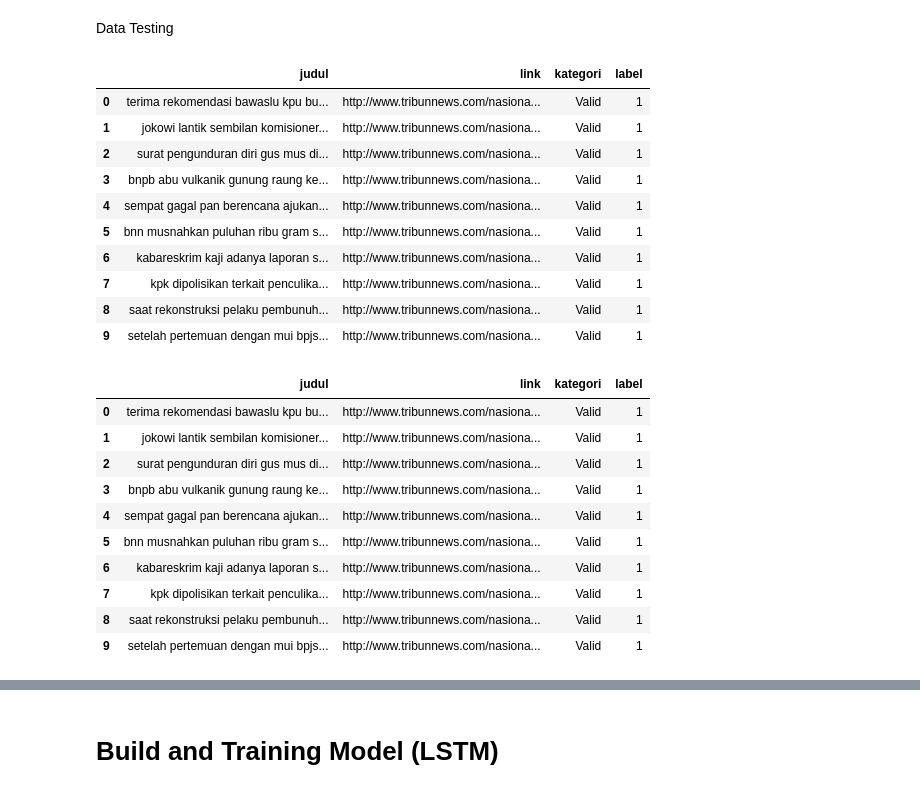
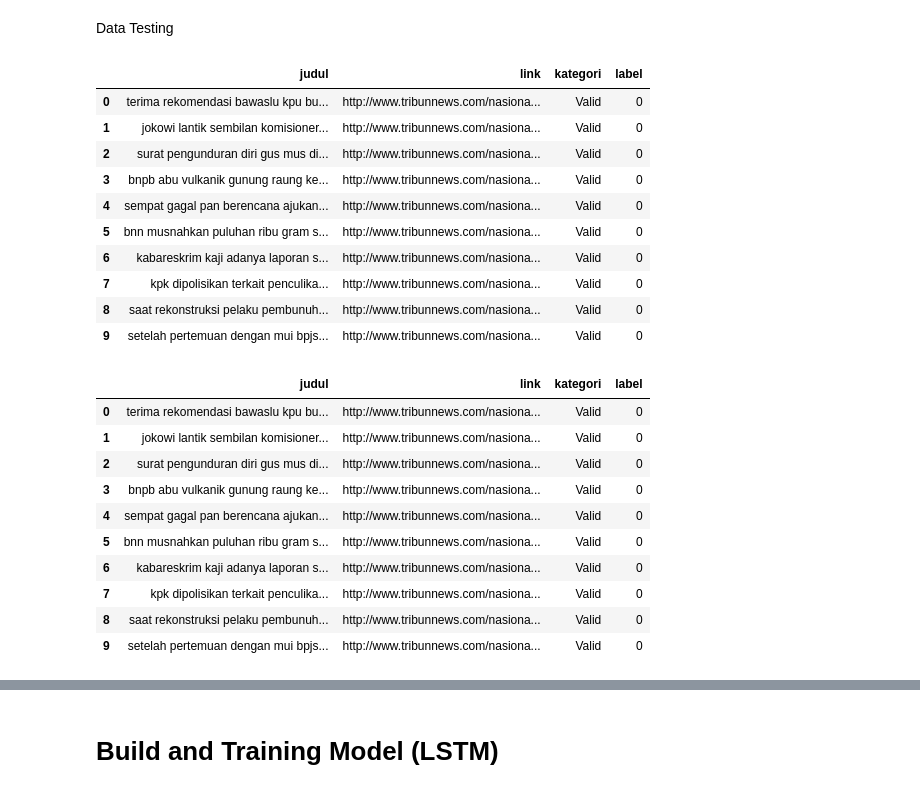
Before and after one commit to FakeNews-Detector/FakeNews-Classification, a Jupyter notebook: src/Fake_News_Detector.ipynb, the cells around one changed output, grey strips where cells are left out. Drawn from its saved outputs; the diff is of its cells as text; code cells hidden in the pictures.

```diff
--- a/src/Fake_News_Detector.ipynb
+++ b/src/Fake_News_Detector.ipynb
@@ -275,0 +71,3 @@ clean_data_testing
+# %%
+real_test = pd.read_excel("D://Kuliah//Bangkit 2022//Fake-News Detector//FakeNews-Model//data//real_testing.xlsx")
+real_test
@@ -275,0 +105,3 @@ clean_data_testing
+# %%
+fake_test = pd.read_excel("D://Kuliah//Bangkit 2022//Fake-News Detector//FakeNews-Model//data//fake_testing.xlsx")
+fake_test
@@ -292,3 +136,6 @@ True
+# %%
+train = pd.concat([real_train, fake_train], ignore_index=True)
+test = pd.concat([real_test, fake_test], ignore_index=True)
 # %%
 #remove punctuation
 punc = '''!()-[]{};:'"\,<>./?@#$%^&*_~'''
@@ -427,40 +270,40 @@ Data Testing
 # %%
 #remove punctuation
 punc = '''!()-[]{};:'"\,<>./?@#$%^&*_~'''
 def remove_punctuation(text):
     no_punct = "".join([i for i in text if i not in punc])
     return no_punct
 
-clean_data_testing['judul'] = clean_data_testing['judul'].apply(lambda x: remove_punctuation(x))
-clean_data_testing.head(10)
+test['judul'] = test['judul'].apply(lambda x: remove_punctuation(x))
+test.head(10)
 # %% [output]
 |  | judul | link | kategori | label |
-| 0 | terima rekomendasi bawaslu kpu bu... | http://www.tribunnews.com/nasiona... | Valid | 1 |
-| 1 | jokowi lantik sembilan komisioner... | http://www.tribunnews.com/nasiona... | Valid | 1 |
-| 2 | surat pengunduran diri gus mus di... | http://www.tribunnews.com/nasiona... | Valid | 1 |
-| 3 | bnpb abu vulkanik gunung raung ke... | http://www.tribunnews.com/nasiona... | Valid | 1 |
-| 4 | sempat gagal pan berencana ajukan... | http://www.tribunnews.com/nasiona... | Valid | 1 |
-| 5 | bnn musnahkan puluhan ribu gram s... | http://www.tribunnews.com/nasiona... | Valid | 1 |
-| 6 | kabareskrim kaji adanya laporan s... | http://www.tribunnews.com/nasiona... | Valid | 1 |
-| 7 | kpk dipolisikan terkait penculika... | http://www.tribunnews.com/nasiona... | Valid | 1 |
-| 8 | saat rekonstruksi pelaku pembunuh... | http://www.tribunnews.com/nasiona... | Valid | 1 |
-| 9 | setelah pertemuan dengan mui bpjs... | http://www.tribunnews.com/nasiona... | Valid | 1 |
+| 0 | terima rekomendasi bawaslu kpu bu... | http://www.tribunnews.com/nasiona... | Valid | 0 |
+| 1 | jokowi lantik sembilan komisioner... | http://www.tribunnews.com/nasiona... | Valid | 0 |
+| 2 | surat pengunduran diri gus mus di... | http://www.tribunnews.com/nasiona... | Valid | 0 |
+| 3 | bnpb abu vulkanik gunung raung ke... | http://www.tribunnews.com/nasiona... | Valid | 0 |
+| 4 | sempat gagal pan berencana ajukan... | http://www.tribunnews.com/nasiona... | Valid | 0 |
+| 5 | bnn musnahkan puluhan ribu gram s... | http://www.tribunnews.com/nasiona... | Valid | 0 |
+| 6 | kabareskrim kaji adanya laporan s... | http://www.tribunnews.com/nasiona... | Valid | 0 |
+| 7 | kpk dipolisikan terkait penculika... | http://www.tribunnews.com/nasiona... | Valid | 0 |
+| 8 | saat rekonstruksi pelaku pembunuh... | http://www.tribunnews.com/nasiona... | Valid | 0 |
+| 9 | setelah pertemuan dengan mui bpjs... | http://www.tribunnews.com/nasiona... | Valid | 0 |
 # %%
 #lowering text
-clean_data_testing['judul'] = clean_data_testing['judul'].apply(lambda x: x.lower())
-clean_data_testing.head(10)
+test['judul'] = test['judul'].apply(lambda x: x.lower())
+test.head(10)
 # %% [output]
 |  | judul | link | kategori | label |
-| 0 | terima rekomendasi bawaslu kpu bu... | http://www.tribunnews.com/nasiona... | Valid | 1 |
-| 1 | jokowi lantik sembilan komisioner... | http://www.tribunnews.com/nasiona... | Valid | 1 |
-| 2 | surat pengunduran diri gus mus di... | http://www.tribunnews.com/nasiona... | Valid | 1 |
-| 3 | bnpb abu vulkanik gunung raung ke... | http://www.tribunnews.com/nasiona... | Valid | 1 |
-| 4 | sempat gagal pan berencana ajukan... | http://www.tribunnews.com/nasiona... | Valid | 1 |
-| 5 | bnn musnahkan puluhan ribu gram s... | http://www.tribunnews.com/nasiona... | Valid | 1 |
-| 6 | kabareskrim kaji adanya laporan s... | http://www.tribunnews.com/nasiona... | Valid | 1 |
-| 7 | kpk dipolisikan terkait penculika... | http://www.tribunnews.com/nasiona... | Valid | 1 |
-| 8 | saat rekonstruksi pelaku pembunuh... | http://www.tribunnews.com/nasiona... | Valid | 1 |
-| 9 | setelah pertemuan dengan mui bpjs... | http://www.tribunnews.com/nasiona... | Valid | 1 |
+| 0 | terima rekomendasi bawaslu kpu bu... | http://www.tribunnews.com/nasiona... | Valid | 0 |
+| 1 | jokowi lantik sembilan komisioner... | http://www.tribunnews.com/nasiona... | Valid | 0 |
+| 2 | surat pengunduran diri gus mus di... | http://www.tribunnews.com/nasiona... | Valid | 0 |
+| 3 | bnpb abu vulkanik gunung raung ke... | http://www.tribunnews.com/nasiona... | Valid | 0 |
+| 4 | sempat gagal pan berencana ajukan... | http://www.tribunnews.com/nasiona... | Valid | 0 |
+| 5 | bnn musnahkan puluhan ribu gram s... | http://www.tribunnews.com/nasiona... | Valid | 0 |
+| 6 | kabareskrim kaji adanya laporan s... | http://www.tribunnews.com/nasiona... | Valid | 0 |
+| 7 | kpk dipolisikan terkait penculika... | http://www.tribunnews.com/nasiona... | Valid | 0 |
+| 8 | saat rekonstruksi pelaku pembunuh... | http://www.tribunnews.com/nasiona... | Valid | 0 |
+| 9 | setelah pertemuan dengan mui bpjs... | http://www.tribunnews.com/nasiona... | Valid | 0 |
 # %%
 #remove number
 def remove_number(text):
```
Also changed, not shown: parts of 75 cells of this notebook, 19 other files.
